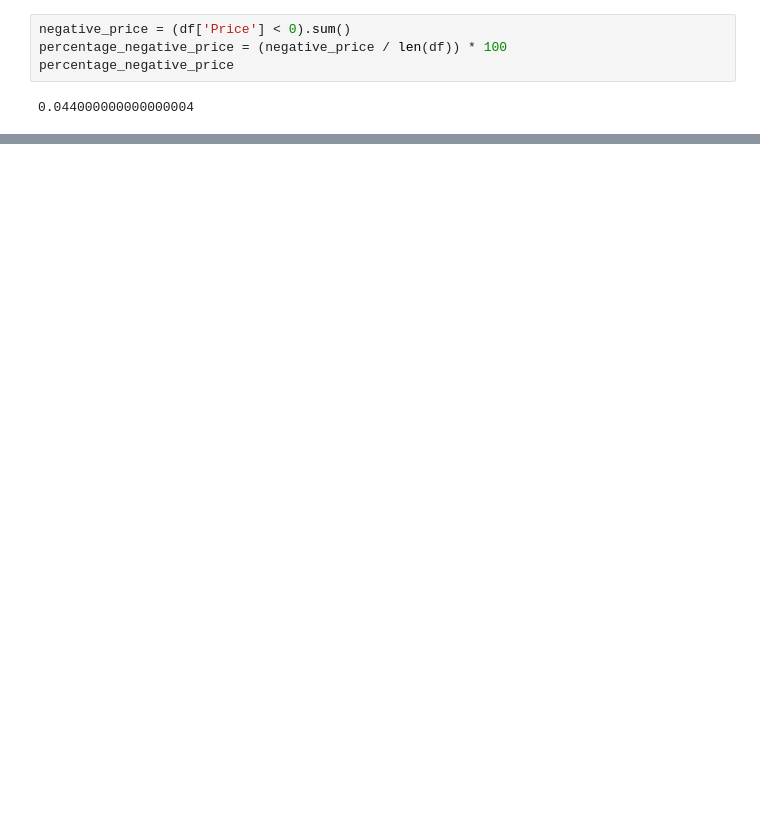
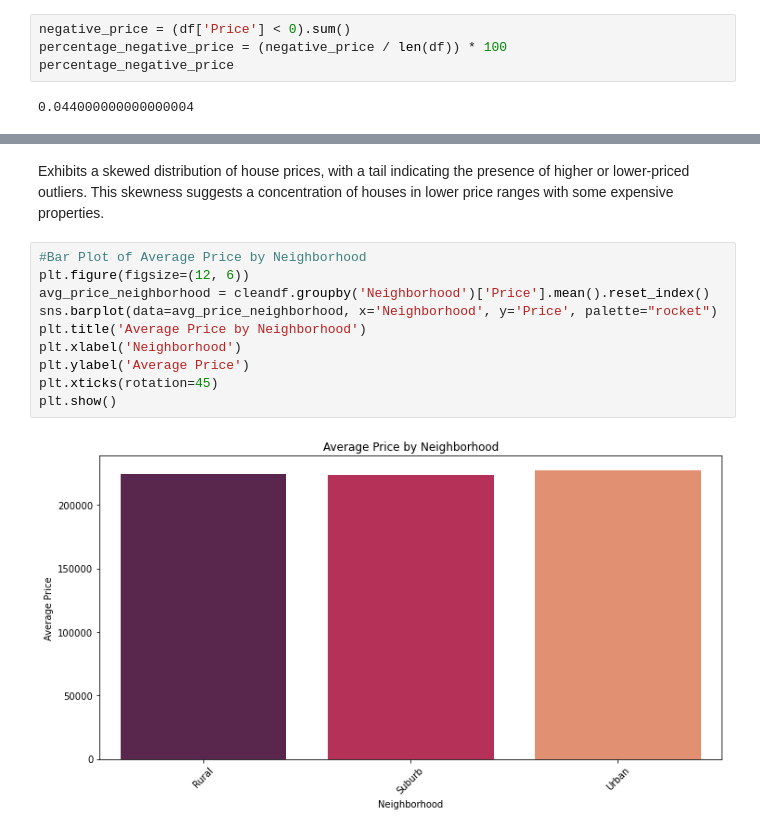
Before and after one commit to GitHbGav/Housing-Price-Prediction, a Jupyter notebook: Notebooks/pricedata.ipynb, the cells around one changed output, grey strips where cells are left out. Cells and saved outputs as stored; diff of their text form; blank space fills up the shorter version.

```diff
--- a/Notebooks/pricedata.ipynb
+++ b/Notebooks/pricedata.ipynb
@@ -120,0 +214,14 @@ so we have removed all the negative prices, we are going to keep some of these l
+# %% [markdown]
+ Exhibits a skewed distribution of house prices, with a tail indicating the presence of higher or lower-priced outliers. This skewness suggests a concentration of houses in lower price ranges with some expensive properties.
+# %%
+#Bar Plot of Average Price by Neighborhood
+plt.figure(figsize=(12, 6))
+avg_price_neighborhood = cleandf.groupby('Neighborhood')['Price'].mean().reset_index()
+sns.barplot(data=avg_price_neighborhood, x='Neighborhood', y='Price', palette="rocket")
+plt.title('Average Price by Neighborhood')
+plt.xlabel('Neighborhood')
+plt.ylabel('Average Price')
+plt.xticks(rotation=45)
+plt.show()
+# %% [output]
+[figure, added]
```
Also changed, not shown: parts of 38 cells of this notebook, 1 other file.
